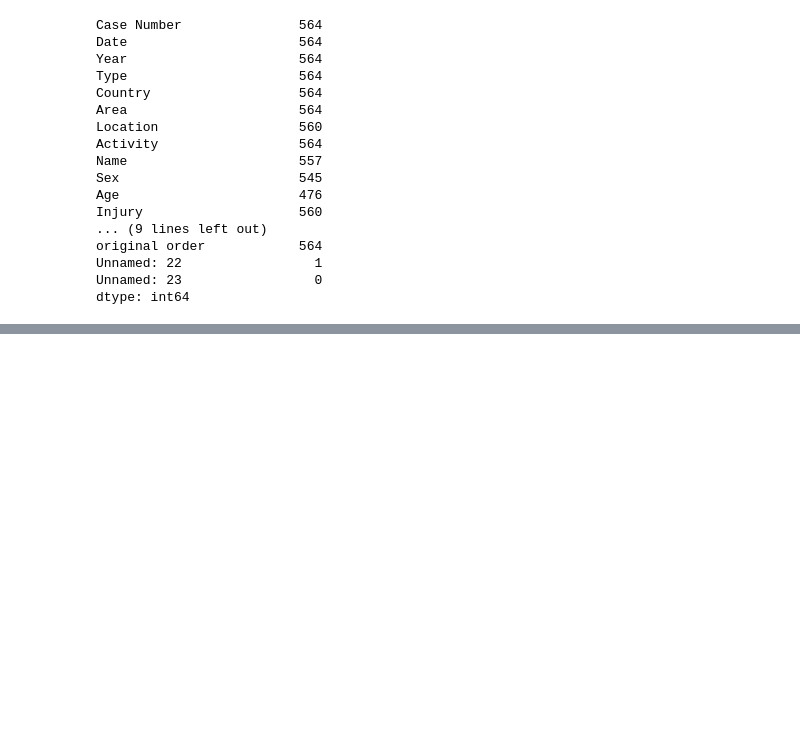
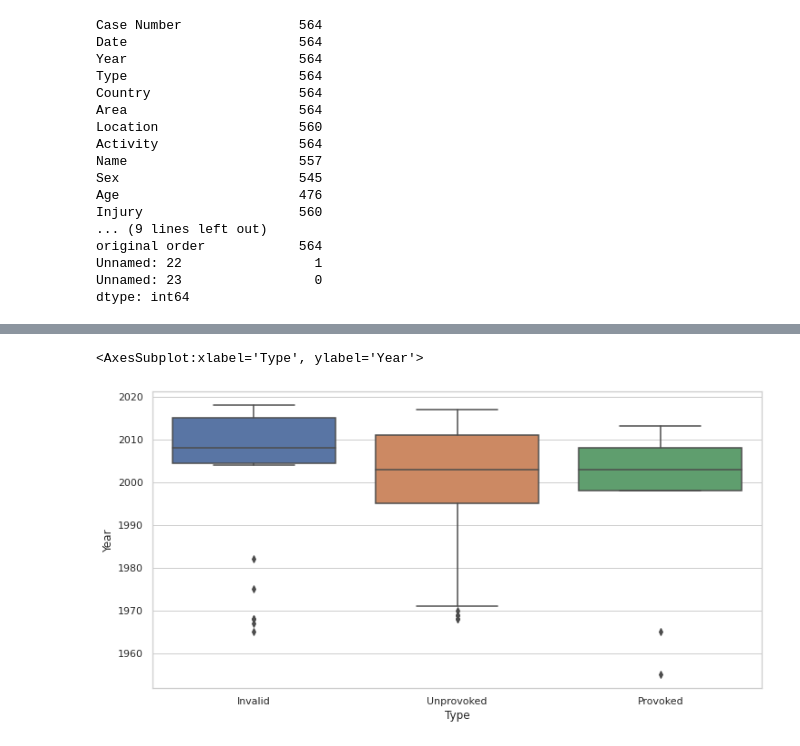
Before and after one commit to LuisSerranoCerame/w2-pandas-project, a Jupyter notebook: Pruebas.ipynb, the cells around one changed output, grey strips where cells are left out. Saved outputs shown, nothing was run; the diff lists cells and outputs as text; code cells hidden in the pictures; blank space fills up the shorter version.

```diff
--- a/Pruebas.ipynb
+++ b/Pruebas.ipynb
@@ -170,0 +322,5 @@ dtype: int64
+# %%
+sns.boxplot(data = surf_usa,y="Year",x="Type")
+# %% [output]
+<AxesSubplot:xlabel='Type', ylabel='Year'>
+[figure, added]
```
Also changed, not shown: parts of 75 cells of this notebook.
